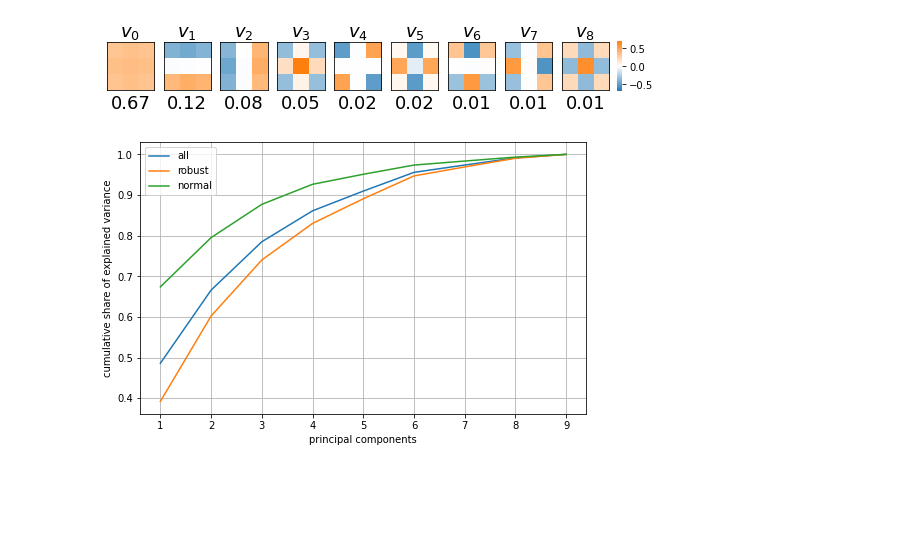
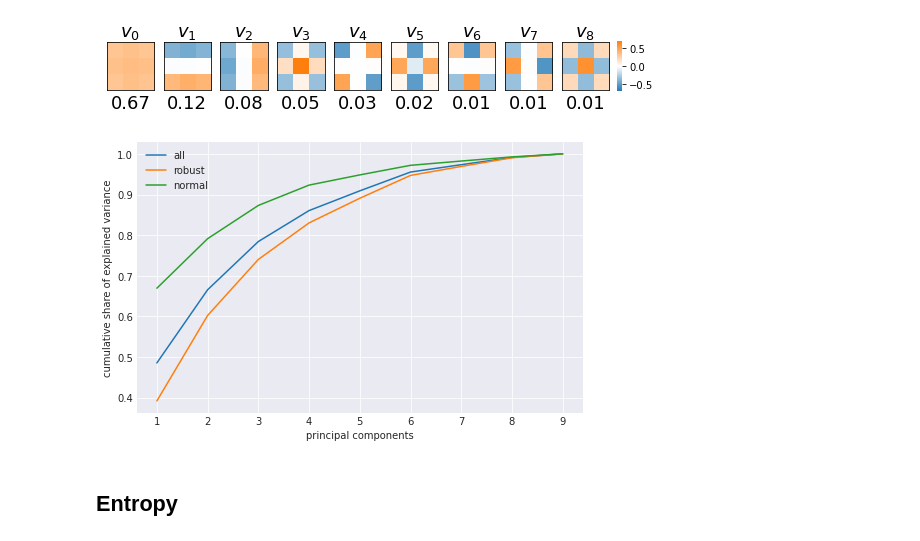
Before and after one commit to paulgavrikov/cvpr22w_RobustnessThroughTheLens, a Jupyter notebook: pca.ipynb, the cells around one changed output. Saved outputs shown, nothing was run; the diff lists cells and outputs as text; code cells hidden in the pictures; blank space fills up the shorter version.

```diff
--- a/pca.ipynb
+++ b/pca.ipynb
@@ -55,8 +56,9 @@ with h5py.File(dataset_path, "a") as f:
 # %%
 with h5py.File(dataset_path, "r") as f:
     dX = f["scaled_filters"][:]
-# %%
-sparse_ids = set(np.load("sparse_filter_ids.npy"))
+# %%
+with h5py.File(dataset_path, "r") as f:
+    sparse_ids = set(f["sparse_filter_ids"][:])
 # %%
 df_meta = pd.read_hdf(dataset_path, "meta")
 df_meta["filter_ids"] = df_meta["filter_ids"].apply(lambda s: list(set(np.arange(int(s.split(":")[0]), 1 + int(s.split(":")[1]))) - sparse_ids))
@@ -133,7 +135,10 @@ plt.show()
 [figure]
 [figure]
 # %%
-plot_cumsum_variance([pca_dict["full"], pca_dict["robust"], pca_dict["normal"]], ["all", "robust", "normal"])
-plt.savefig("plots/pca_cumsum.pdf", bbox_inches='tight')
+with plt.style.context("seaborn-dark"):
+    plot_cumsum_variance([pca_dict["full"], pca_dict["robust"], pca_dict["normal"]], ["all", "robust", "normal"])
+    plt.savefig("plots/pca_cumsum.pdf", bbox_inches='tight')
 # %% [output]
-[figure, old version]
+[figure, new version]
+# %% [markdown]
+## Entropy
```
Also changed, not shown: parts of 21 cells of this notebook, 10 other files.
